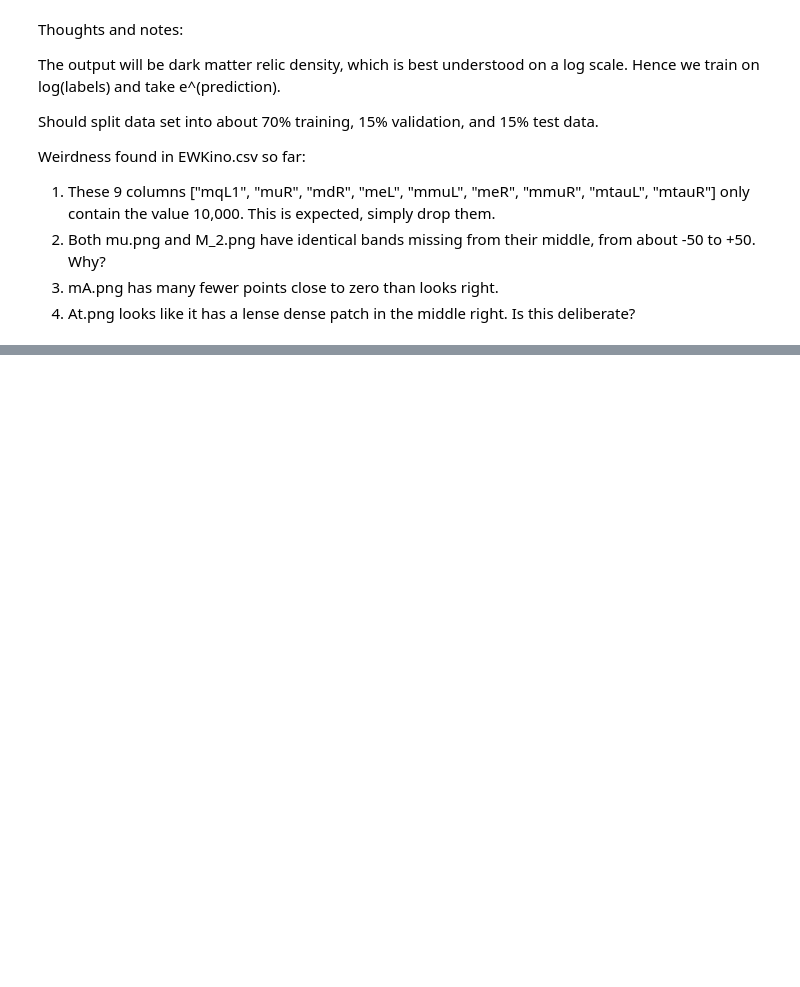
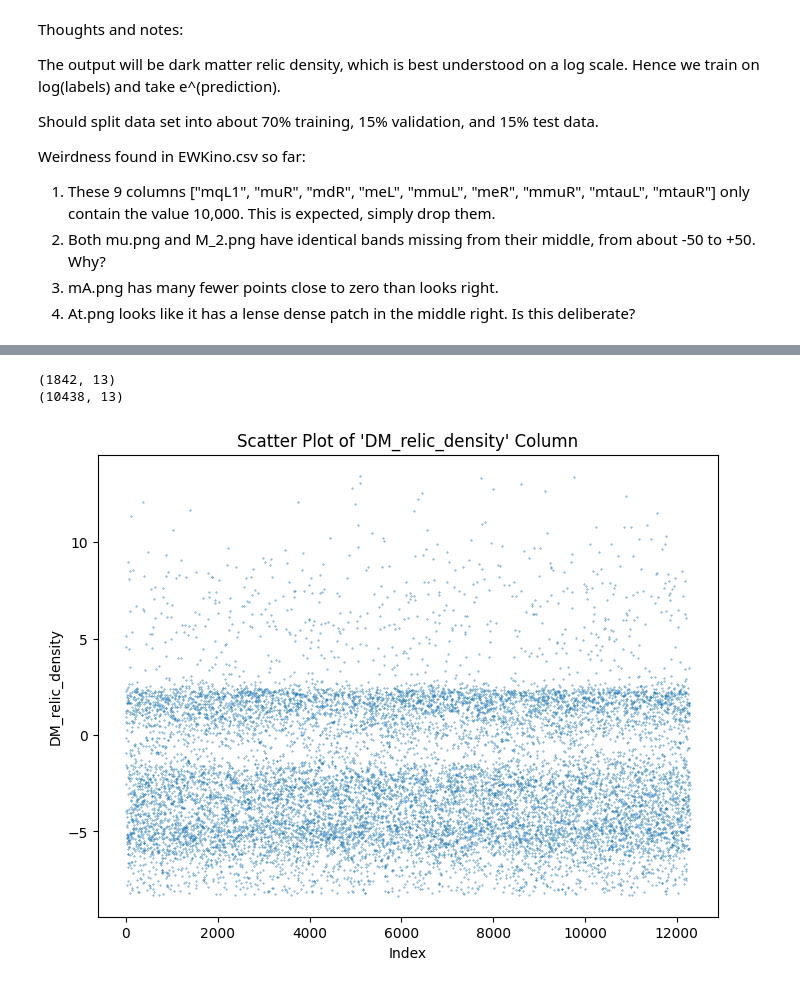
Before and after one commit to benvlasto/MPhys-Project, a Jupyter notebook: dark-matter-relic-density-model.ipynb, the cells around one changed output, grey strips where cells are left out. Cells and saved outputs as stored; diff of their text form; code cells hidden in the pictures; blank space fills up the shorter version.

Commit message:
Split EWKino dataframe into a randomly sampled test and training set

```diff
--- a/dark-matter-relic-density-model.ipynb
+++ b/dark-matter-relic-density-model.ipynb
@@ -19,4 +19,5 @@ import tensorflow as tf
 from tensorflow import keras
 from tensorflow.keras import layers
 
-df = pd.read_csv("EWKino.csv")
+df = pd.read_csv("EWKino_train.csv")
+df.head()
@@ -23,7 +31,7 @@ df = pd.read_csv("EWKino.csv")
 # %%
-min_df = df[["M_1", "M_2", "mu", "tan_beta", "M_3", "At", "Ab", "Atau", "mA", "mqL3", "mtR", "mbR", "DM_relic_density"]]
-min_df.DM_relic_density = np.log(min_df.DM_relic_density)
-min_df.head()
+full_df = df[["M_1", "M_2", "mu", "tan_beta", "M_3", "At", "Ab", "Atau", "mA", "mqL3", "mtR", "mbR", "DM_relic_density"]]
+full_df.DM_relic_density = np.log(full_df.DM_relic_density)
+full_df.head()
 # %% [output]
 A value is trying to be set on a copy of a slice from a DataFrame.
 Try using .loc[row_indexer,col_indexer] = value instead
@@ -56,6 +64,18 @@ normalised_df.head()
 | 2 | 0.239585 | -0.475711 | 0.742216 | 0.818582 | -0.423073 | -1.592321 | -0.755355 | 1.346384 | 0.670956 | 1.313923 | -0.003339 | ... |
 | 3 | 1.278593 | 1.554238 | 1.339295 | 0.198806 | -0.689655 | 0.385181 | 0.503082 | -1.638913 | -0.265509 | -1.408112 | 1.470737 | ... |
 | 4 | 0.823671 | 0.953291 | 0.324019 | -0.499815 | 1.460306 | -0.874657 | 0.103390 | -1.183534 | 0.342404 | 1.166965 | 1.046709 | ... |
+# %%
+shuffled = full_df.sample(frac=1)
+shuffled = shuffled.reset_index(drop=True) # remove previous indices
+test = shuffled.loc[:1841]
+train = shuffled.loc[1842:]
+print(test.shape)
+print(train.shape)
+#test.to_csv("EWKino_test.csv", index=False)
+#train.to_csv("EWKino_train.csv", index=False)
+# %% [output]
+(1842, 13)
+(10438, 13)
 # %%
 def build_model(): # Returns a compiled model, as K-fold cross validation involves building the same model lots of times
 
@@ -83,7 +103,7 @@ def build_model(): # Returns a compiled model, as K-fold cross validation involv
     # Drop those columns and return
     return zero_cols, df.drop(columns=zero_cols)"""
 # %%
-"""def plot_scatter_from_pandas(df, column_name):
+def plot_scatter_from_df(df, column_name):
     # Extract the values from the specified column
     values = df[column_name]
 
@@ -97,7 +117,11 @@ def build_model(): # Returns a compiled model, as K-fold cross validation involv
     plt.title(f"Scatter Plot of '{column_name}' Column")
 
     # Save the plot
-    plt.savefig(f"plots/{column_name}.png")
+    # plt.savefig(f"plots/{column_name}.png")
 
     # Show the plot
-    plt.show()"""
+    plt.show()
+# %%
+plot_scatter_from_df(full_df, "DM_relic_density")
+# %% [output]
+[figure, added]
```
Also changed, not shown: parts of 5 cells of this notebook, 1 other file.
